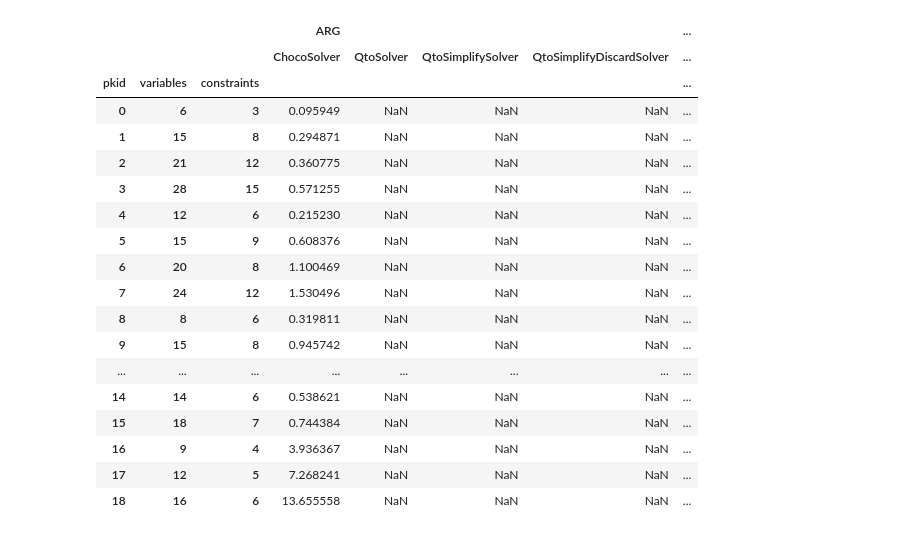
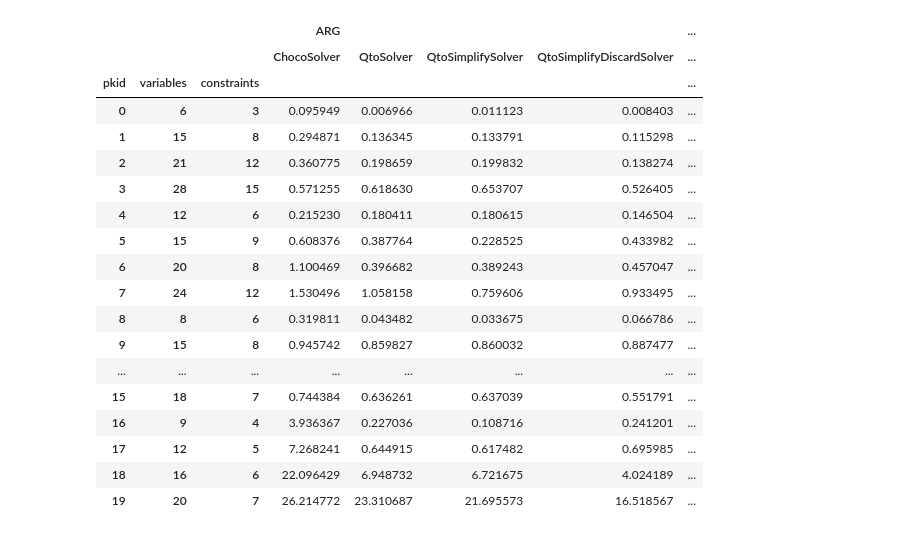
Before and after one commit to jiang7f/QTO, a Jupyter notebook: implementions/data/noisy_free/evaluate.ipynb, the cells around one changed output. Cells and saved outputs as stored; diff of their text form; code cells hidden in the pictures.

```diff
--- a/implementions/data/noisy_free/evaluate.ipynb
+++ b/implementions/data/noisy_free/evaluate.ipynb
@@ -6,52 +6,52 @@ pd.set_option('display.max_columns', None)  # 显示所有列
 import pandas as pd
 
 # 读入 CSV 文件
-df = pd.read_csv('1_choco.csv')
+df = pd.read_csv('evaluate.csv')
 
 df = df.drop(columns=['pbid'])
 df = df[df['ARG'] <= 100000]
 # df = df[df['classcial'] <= 500]
 # df = df[df['in_constraints_probs'] >= 99]
 grouped_df = df.groupby(['pkid', 'layers', 'variables', 'constraints', 'method'], as_index=False).agg({
     "ARG": 'mean',
     'in_constraints_probs': 'mean',
     'best_solution_probs': 'mean',
     'iteration_count':'mean',
     'classcial':'mean',
     'run_times':'mean',
 })
 
 ## 分组并把组作为索引
 pivot_df = grouped_df.pivot(index =['pkid','variables','constraints'], columns='method', values=["ARG", 'best_solution_probs', 'classcial', 'run_times'])
 # pivot_df = grouped_df.pivot(index =['pkid','variables','constraints'], columns='method', values=['best_solution_probs','in_constraints_probs',"ARG",'iteration_count'])
 
 # method_order = ['HeaSolver', 'PenaltySolver', 'ChocoSolver', 'QtoSolver ', 'QtoSimplifySolver', 'QtoSimplifyDiscardSolver']
 method_order = ['ChocoSolver', 'QtoSolver', 'QtoSimplifySolver', 'QtoSimplifyDiscardSolver']
 # method_order = ['ChocoSolver']
 # method_order = ['QtoSimplifyDiscardSegmentedSolver']
 pivot_df = pivot_df.reindex(columns=pd.MultiIndex.from_product([["ARG",'best_solution_probs', 'classcial','run_times'], method_order]))
 
 pivot_df
 # %% [output]
 |  |  |  | ARG |  |  |  | ... |
 |  |  |  | ChocoSolver | QtoSolver | QtoSimplifySolver | QtoSimplifyDiscardSolver | ... |
 | pkid | variables | constraints |  |  |  |  | ... |
-| 0 | 6 | 3 | 0.095949 | NaN | NaN | NaN | ... |
-| 1 | 15 | 8 | 0.294871 | NaN | NaN | NaN | ... |
-| 2 | 21 | 12 | 0.360775 | NaN | NaN | NaN | ... |
-| 3 | 28 | 15 | 0.571255 | NaN | NaN | NaN | ... |
-| 4 | 12 | 6 | 0.215230 | NaN | NaN | NaN | ... |
-| 5 | 15 | 9 | 0.608376 | NaN | NaN | NaN | ... |
-| 6 | 20 | 8 | 1.100469 | NaN | NaN | NaN | ... |
-| 7 | 24 | 12 | 1.530496 | NaN | NaN | NaN | ... |
-| 8 | 8 | 6 | 0.319811 | NaN | NaN | NaN | ... |
-| 9 | 15 | 8 | 0.945742 | NaN | NaN | NaN | ... |
+| 0 | 6 | 3 | 0.095949 | 0.006966 | 0.011123 | 0.008403 | ... |
+| 1 | 15 | 8 | 0.294871 | 0.136345 | 0.133791 | 0.115298 | ... |
+| 2 | 21 | 12 | 0.360775 | 0.198659 | 0.199832 | 0.138274 | ... |
+| 3 | 28 | 15 | 0.571255 | 0.618630 | 0.653707 | 0.526405 | ... |
+| 4 | 12 | 6 | 0.215230 | 0.180411 | 0.180615 | 0.146504 | ... |
+| 5 | 15 | 9 | 0.608376 | 0.387764 | 0.228525 | 0.433982 | ... |
+| 6 | 20 | 8 | 1.100469 | 0.396682 | 0.389243 | 0.457047 | ... |
+| 7 | 24 | 12 | 1.530496 | 1.058158 | 0.759606 | 0.933495 | ... |
+| 8 | 8 | 6 | 0.319811 | 0.043482 | 0.033675 | 0.066786 | ... |
+| 9 | 15 | 8 | 0.945742 | 0.859827 | 0.860032 | 0.887477 | ... |
 | ... | ... | ... | ... | ... | ... | ... | ... |
-| 14 | 14 | 6 | 0.538621 | NaN | NaN | NaN | ... |
-| 15 | 18 | 7 | 0.744384 | NaN | NaN | NaN | ... |
-| 16 | 9 | 4 | 3.936367 | NaN | NaN | NaN | ... |
-| 17 | 12 | 5 | 7.268241 | NaN | NaN | NaN | ... |
-| 18 | 16 | 6 | 13.655558 | NaN | NaN | NaN | ... |
+| 15 | 18 | 7 | 0.744384 | 0.636261 | 0.637039 | 0.551791 | ... |
+| 16 | 9 | 4 | 3.936367 | 0.227036 | 0.108716 | 0.241201 | ... |
+| 17 | 12 | 5 | 7.268241 | 0.644915 | 0.617482 | 0.695985 | ... |
+| 18 | 16 | 6 | 22.096429 | 6.948732 | 6.721675 | 4.024189 | ... |
+| 19 | 20 | 7 | 26.214772 | 23.310687 | 21.695573 | 16.518567 | ... |
 # %%
 # # 假设“variables”和“constraints”列作为多重索引列的一部分
 # # 使用 .loc 选择多重索引列中含“variables”和“constraints”相关的列
```
Also changed, not shown: parts of 4 cells of this notebook, 14 other files.
